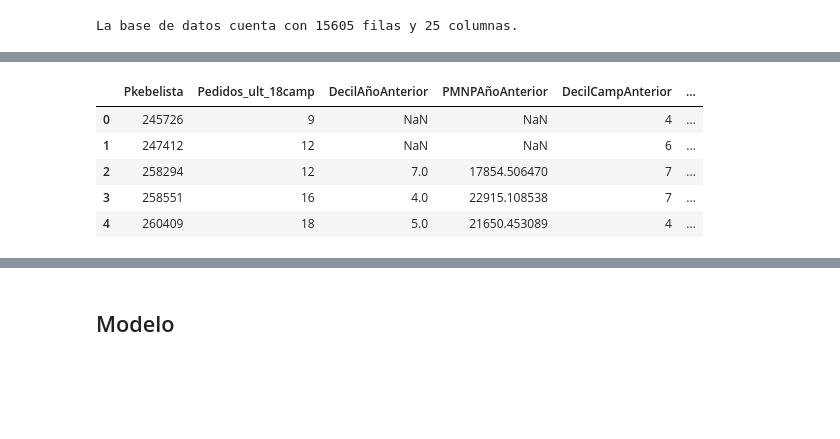
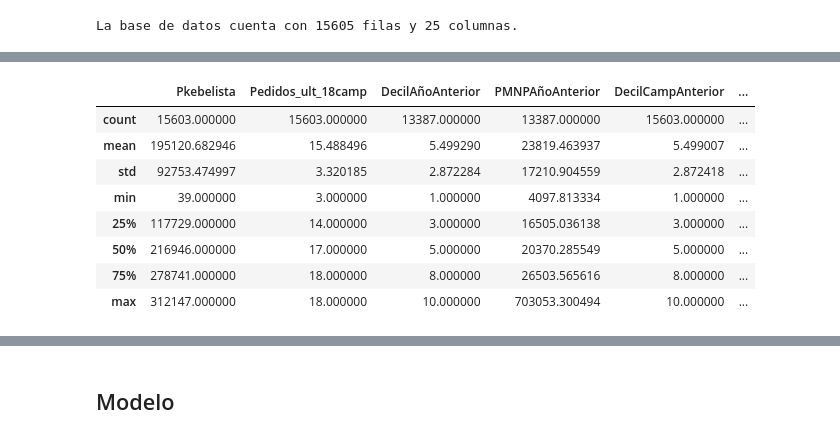
Before and after one commit to carlosfg97/pdp, a Jupyter notebook: ModeloPDP.ipynb, the cells around one changed output, grey strips where cells are left out. Cells and saved outputs as stored; diff of their text form; code cells hidden in the pictures; blank space fills up the shorter version.

```diff
--- a/ModeloPDP.ipynb
+++ b/ModeloPDP.ipynb
@@ -26,6 +29,10 @@ print('La base de datos cuenta con ' + str(df.shape[0]) + ' filas y '
       + str(df.shape[1]) +' columnas.')
 # %% [output]
 La base de datos cuenta con 15605 filas y 25 columnas.
+# %%
+#Eliminamos las filas que contengan valores NULL en campos donde no deberían tener.
+
+df = df.dropna(axis=0, how='all', subset=['FechaNacimiento'])
 # %%
 def PromVariacion (num1, num2, num3):
     var1 = ((num2/num1)-1)
@@ -37,10 +44,11 @@ df['VarVentas3Camp'] = PromVariacion(df.v201711,df.v201712,df.v201713)
 df['VarMCT3Camp'] =PromVariacion(df.mct201711,df.mct201712,df.mct201713)
 df['VarPPU3Camp'] =PromVariacion(df.ppu201711,df.ppu201712,df.ppu201713)
 df['VarPPU3Camp'] =PromVariacion(df.Q201711,df.Q201712,df.Q201713)
+df['PD3Camp'] = df.pd201711 + df.pd201712 +df.pd201713
 df['Target'] = (df.v201715/df.v201713 -1)*100
 # %%
 df1 = df.drop(['v201711', 'v201712','v201713','v201715','mct201711','mct201712','mct201713','ppu201711','ppu201712','ppu201713',
-               'Q201711', 'Q201712', 'Q201713'], axis=1)
+               'Q201711', 'Q201712', 'Q201713', 'pd201711', 'pd201712', 'pd201713'], axis=1)
 # %%
 pd.DataFrame(df1.dtypes, columns = ['Tipo de dato'])
 # %% [output]
@@ -83,9 +108,12 @@ df2 = df1.drop(['FechaNacimiento'], axis=1)
 # %%
-df2.head()
+df2.describe()
 # %% [output]
 |  | Pkebelista | Pedidos_ult_18camp | DecilAñoAnterior | PMNPAñoAnterior | DecilCampAnterior | ... |
-| 0 | 245726 | 9 | NaN | NaN | 4 | ... |
-| 1 | 247412 | 12 | NaN | NaN | 6 | ... |
-| 2 | 258294 | 12 | 7.0 | 17854.506470 | 7 | ... |
-| 3 | 258551 | 16 | 4.0 | 22915.108538 | 7 | ... |
-| 4 | 260409 | 18 | 5.0 | 21650.453089 | 4 | ... |
+| count | 15603.000000 | 15603.000000 | 13387.000000 | 13387.000000 | 15603.000000 | ... |
+| mean | 195120.682946 | 15.488496 | 5.499290 | 23819.463937 | 5.499007 | ... |
+| std | 92753.474997 | 3.320185 | 2.872284 | 17210.904559 | 2.872418 | ... |
+| min | 39.000000 | 3.000000 | 1.000000 | 4097.813334 | 1.000000 | ... |
+| 25% | 117729.000000 | 14.000000 | 3.000000 | 16505.036138 | 3.000000 | ... |
+| 50% | 216946.000000 | 17.000000 | 5.000000 | 20370.285549 | 5.000000 | ... |
+| 75% | 278741.000000 | 18.000000 | 8.000000 | 26503.565616 | 8.000000 | ... |
+| max | 312147.000000 | 18.000000 | 10.000000 | 703053.300494 | 10.000000 | ... |
```
Also changed, not shown: parts of 24 cells of this notebook, 1 other file.
